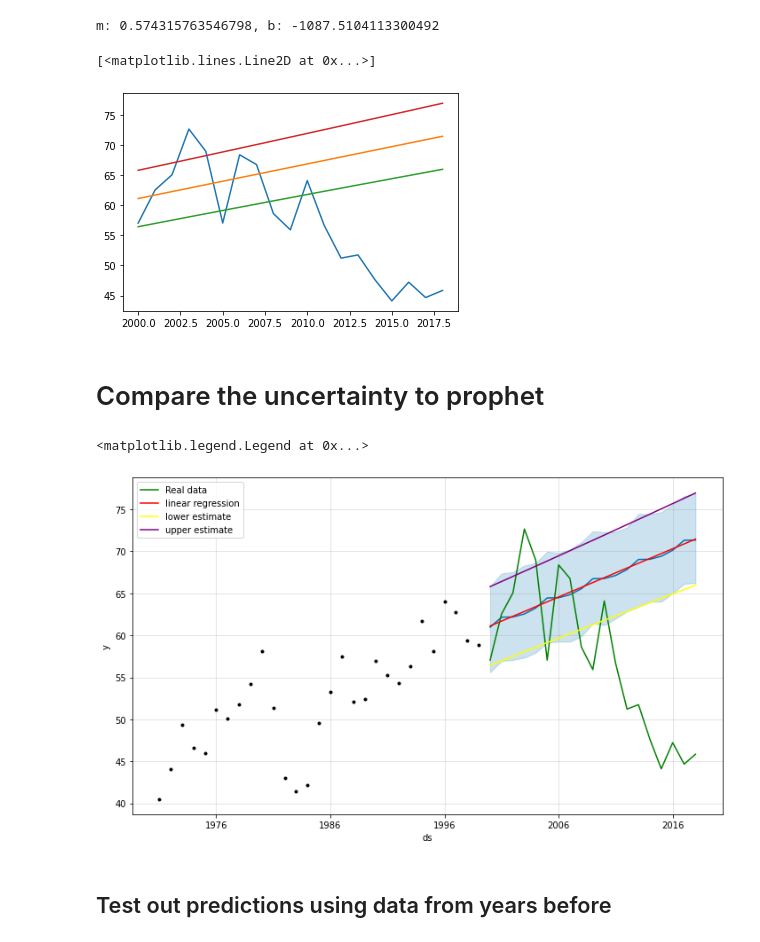
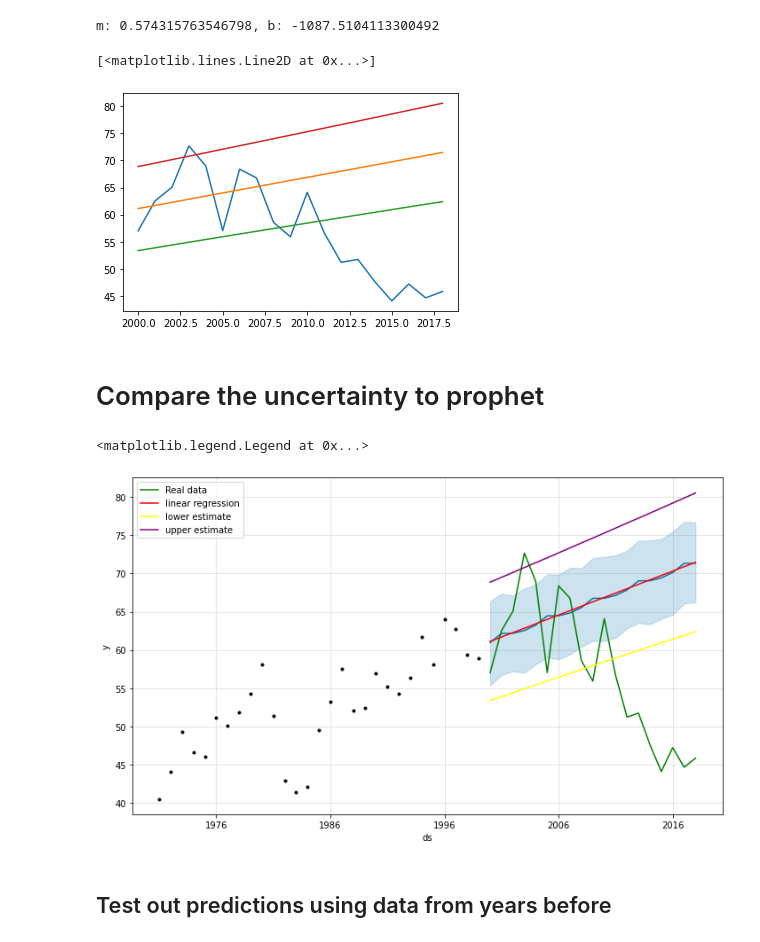
Before and after one commit to AayushKucheria/Reaktor-Communicating-Climate-Change, a Jupyter notebook: Data exploration.ipynb, the cells around one changed output. Drawn from its saved outputs; the diff is of its cells as text; code cells hidden in the pictures.

```diff
--- a/Data exploration.ipynb
+++ b/Data exploration.ipynb
@@ -449,24 +454,24 @@ def s_y(x):
 # %% [output]
 m: 0.574315763546798, b: -1087.5104113300492
 # %%
-add_5_percent_uncertainty = False   # Select True or False
+add_5_percent_uncertainty = True   # Select True or False
 
 multipliers = {"lFalse": 1, "uFalse": 1, "lTrue": 0.95, "uTrue": 1.05}
 lower_multiplier = multipliers["l" + str(add_5_percent_uncertainty)]
 upper_multiplier = multipliers["u" + str(add_5_percent_uncertainty)]
 
 
 test["co2_hat"] = m * test["year"] + b
 test["co2_hat_lower"] = test["co2_hat"] * lower_multiplier - s_y(test.year)
 test["co2_hat_upper"] = test["co2_hat"] * upper_multiplier + s_y(test.year)
 
 plt.plot(test.year, test.co2)
 plt.plot(test.year, test.co2_hat)
 plt.plot(test.year, test.co2_hat_lower)
 plt.plot(test.year, test.co2_hat_upper)
 # %% [output]
 [<matplotlib.lines.Line2D at 0x...>]
-[figure, old version]
+[figure, new version]
 # %% [markdown]
 # Compare the uncertainty to prophet
 # %%
@@ -479,7 +484,7 @@ plt.plot(pd.to_datetime(result.year, format="%Y"), test.co2_hat_upper, c = "purp
 plt.legend()
 # %% [output]
 <matplotlib.legend.Legend at 0x...>
-[figure, old version]
+[figure, new version]
 # %% [markdown]
 ## Test out predictions using data from years before
 # %%
```
Also changed, not shown: parts of 9 cells of this notebook.
